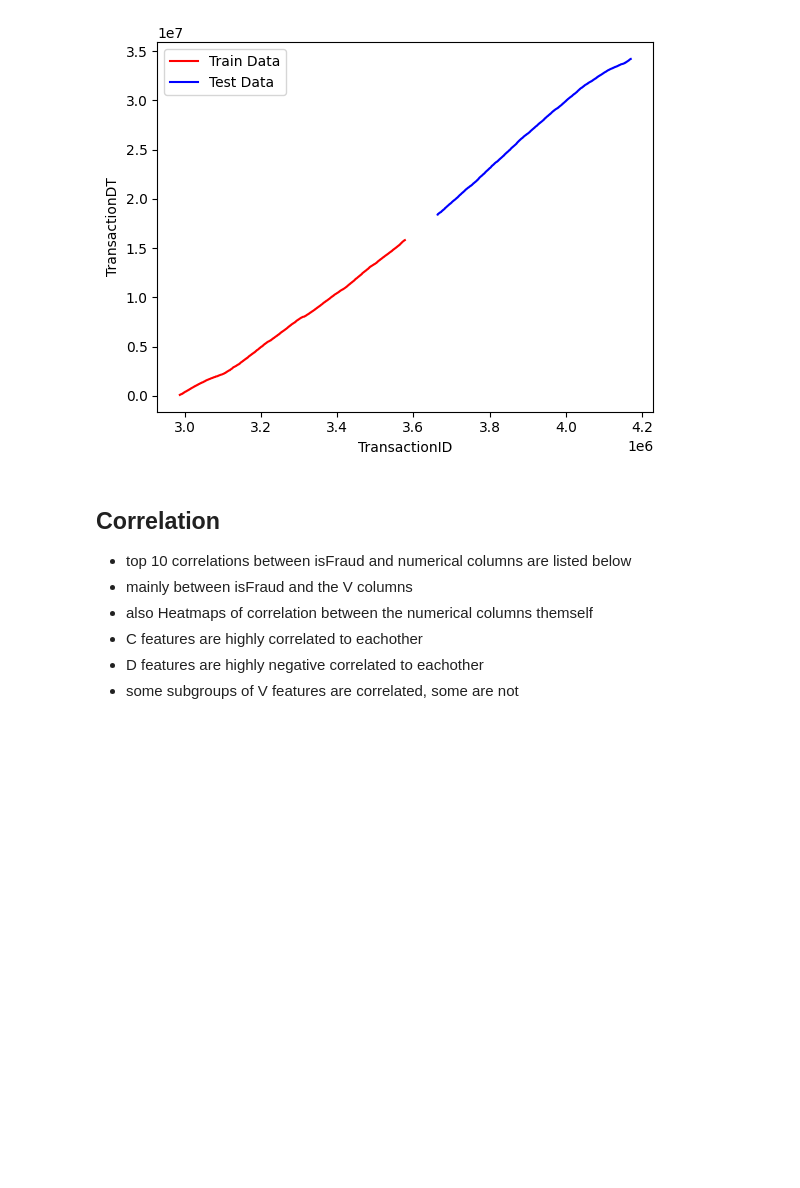
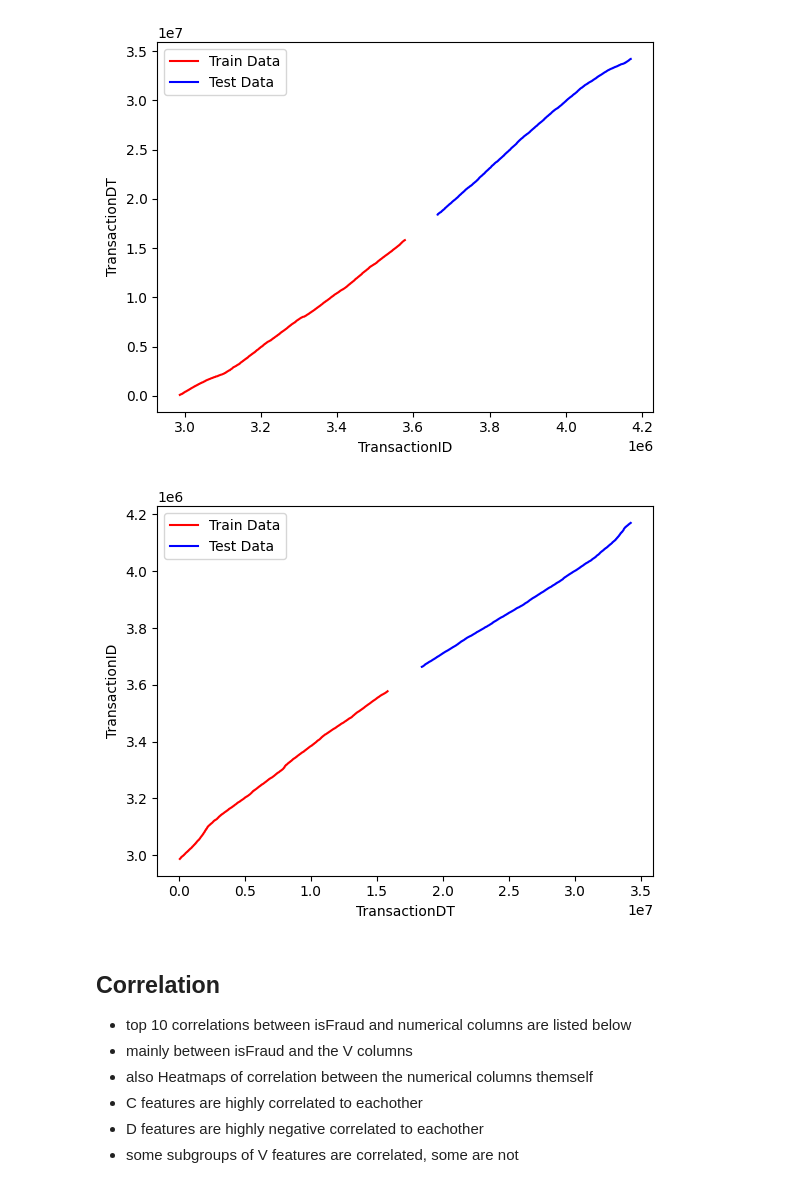
Before and after one commit to jariskueken/ieee_fraud_detection, a Jupyter notebook: notebooks/eda.ipynb, the cells around one changed output. Drawn from its saved outputs; the diff is of its cells as text; code cells hidden in the pictures; blank space fills up the shorter version.

Commit message:
add figures for report

```diff
--- a/notebooks/eda.ipynb
+++ b/notebooks/eda.ipynb
@@ -245,6 +268,16 @@ plt.legend()
 plt.show()
 # %% [output]
 [figure]
+# %%
+# inspect correlation between increasing transaction ID and increasing time
+plt.plot(train_transaction_df['TransactionDT'], train_transaction_df['TransactionID'], color='red', label='Train Data')
+plt.plot(test_transaction_df['TransactionDT'], test_transaction_df['TransactionID'], color='blue', label='Test Data')
+plt.xlabel('TransactionDT')
+plt.ylabel('TransactionID')
+plt.legend()
+plt.show()
+# %% [output]
+[figure, added]
 # %% [markdown]
 ## Correlation
 - top 10 correlations between isFraud and numerical columns are listed below
```
Also changed, not shown: parts of 7 cells of this notebook, 5 other files.
